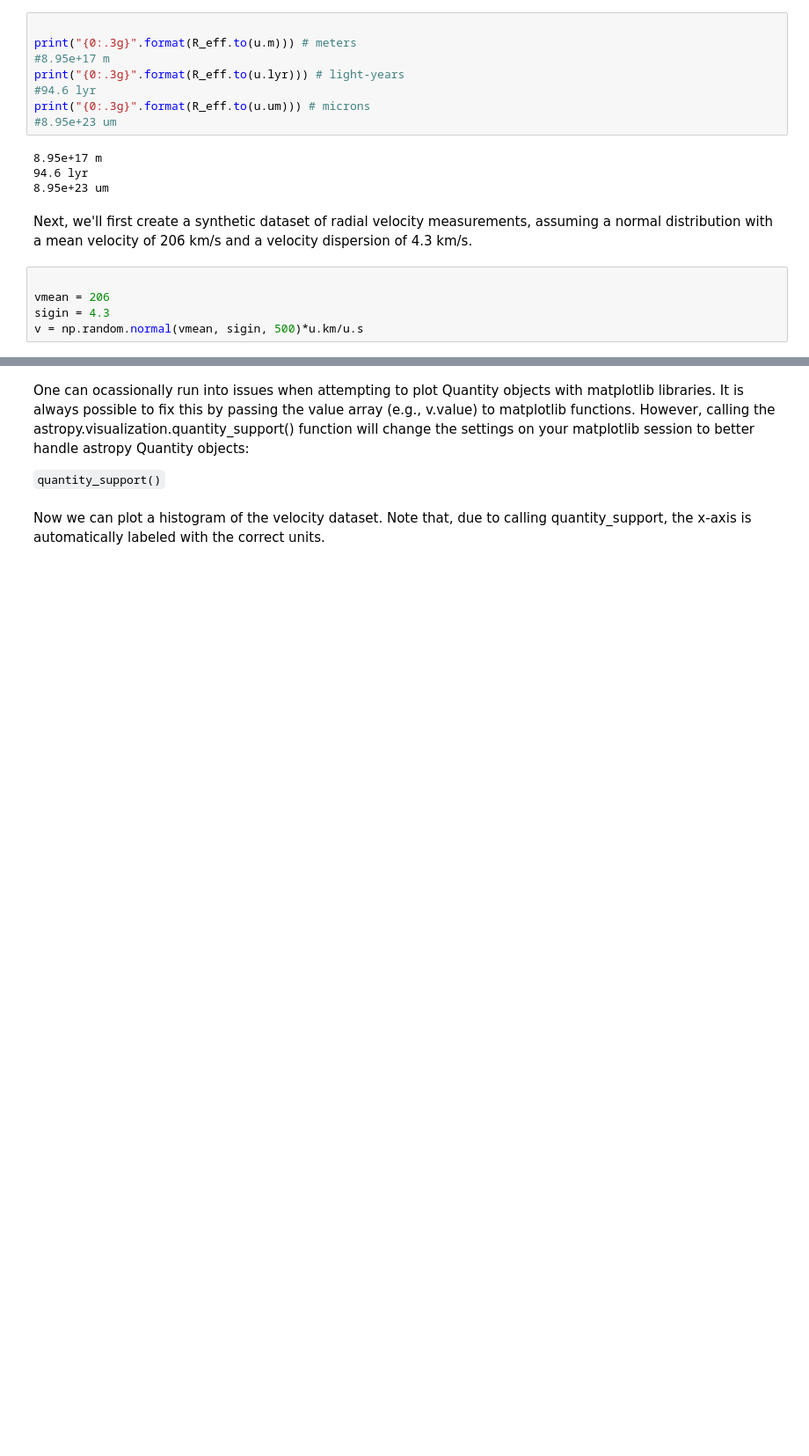
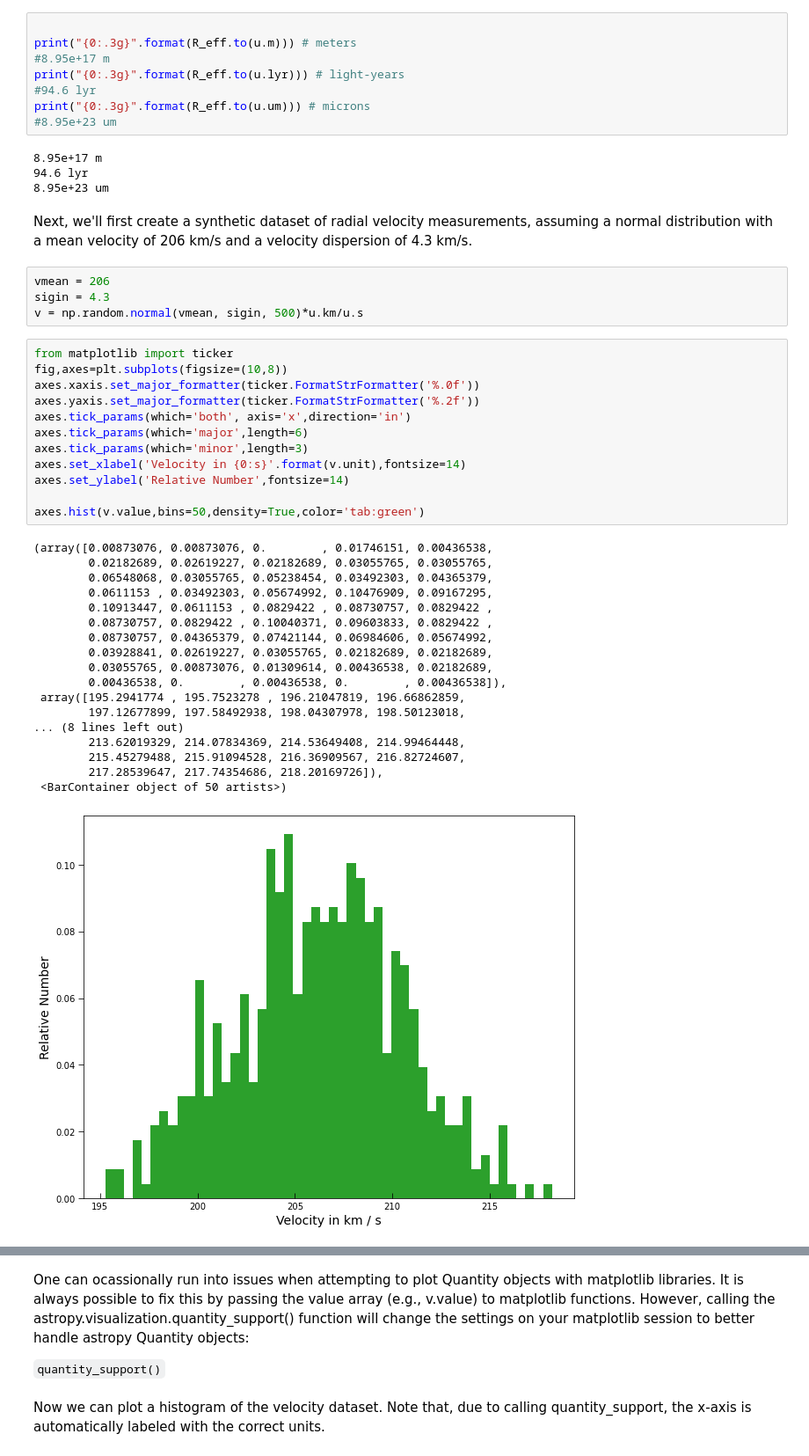
Before and after one commit to thaynecurrie/phys7943_fall2023, a Jupyter notebook: ScientificPythonNotes/Astropy/Python_AstroPy_Part2_revised.ipynb, the cells around one changed output, grey strips where cells are left out. Shown at 88% size. Saved outputs shown, nothing was run; the diff lists cells and outputs as text; blank space fills up the shorter version.

```diff
--- a/ScientificPythonNotes/Astropy/Python_AstroPy_Part2.ipynb
+++ b/ScientificPythonNotes/Astropy/Python_AstroPy_Part2_revised.ipynb
@@ -261,9 +330,39 @@ print("{0:.3g}".format(R_eff.to(u.um))) # microns
 8.95e+23 um
 # %% [markdown]
 Next, we'll first create a synthetic dataset of radial velocity measurements, assuming a normal distribution with a mean velocity of 206 km/s and a velocity dispersion of 4.3 km/s.
+# %%
+vmean = 206
+sigin = 4.3
+v = np.random.normal(vmean, sigin, 500)*u.km/u.s
 # %%
+from matplotlib import ticker
+fig,axes=plt.subplots(figsize=(10,8))
+axes.xaxis.set_major_formatter(ticker.FormatStrFormatter('%.0f'))
+axes.yaxis.set_major_formatter(ticker.FormatStrFormatter('%.2f'))
+axes.tick_params(which='both', axis='x',direction='in')
+axes.tick_params(which='major',length=6)
+axes.tick_params(which='minor',length=3)
+axes.set_xlabel('Velocity in {0:s}'.format(v.unit),fontsize=14)
+axes.set_ylabel('Relative Number',fontsize=14)
 
-vmean = 206
-sigin = 4.3
-v = np.random.normal(vmean, sigin, 500)*u.km/u.s
+axes.hist(v.value,bins=50,density=True,color='tab:green')
+# %% [output]
+(array([0.00873076, 0.00873076, 0.        , 0.01746151, 0.00436538,
+        0.02182689, 0.02619227, 0.02182689, 0.03055765, 0.03055765,
+        0.06548068, 0.03055765, 0.05238454, 0.03492303, 0.04365379,
+        0.0611153 , 0.03492303, 0.05674992, 0.10476909, 0.09167295,
+        0.10913447, 0.0611153 , 0.0829422 , 0.08730757, 0.0829422 ,
+        0.08730757, 0.0829422 , 0.10040371, 0.09603833, 0.0829422 ,
+        0.08730757, 0.04365379, 0.07421144, 0.06984606, 0.05674992,
+        0.03928841, 0.02619227, 0.03055765, 0.02182689, 0.02182689,
+        0.03055765, 0.00873076, 0.01309614, 0.00436538, 0.02182689,
+        0.00436538, 0.        , 0.00436538, 0.        , 0.00436538]),
+ array([195.2941774 , 195.7523278 , 196.21047819, 196.66862859,
+        197.12677899, 197.58492938, 198.04307978, 198.50123018,
+... (8 lines left out)
+        213.62019329, 214.07834369, 214.53649408, 214.99464448,
+        215.45279488, 215.91094528, 216.36909567, 216.82724607,
+        217.28539647, 217.74354686, 218.20169726]),
+ <BarContainer object of 50 artists>)
+[figure, added]
 # %% [markdown]
```
Also changed, not shown: parts of 34 cells of this notebook, 8 other files.
